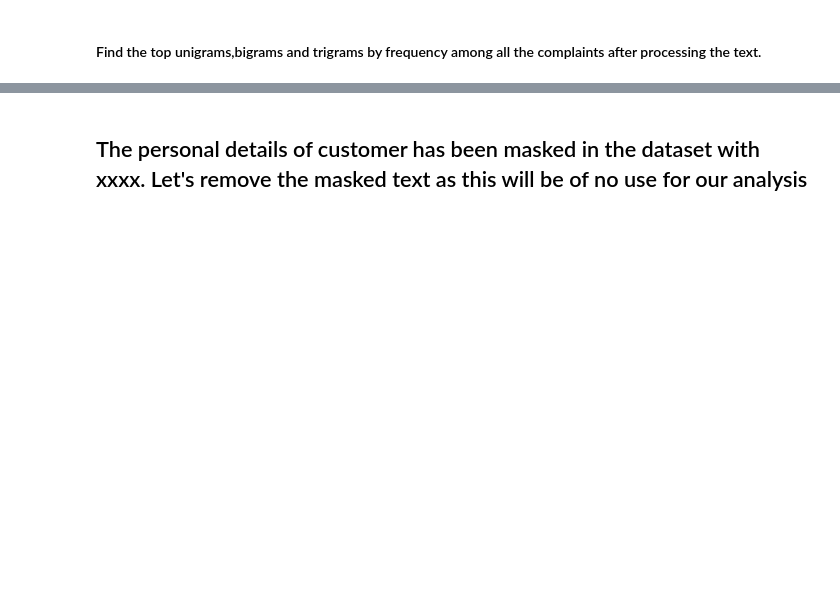
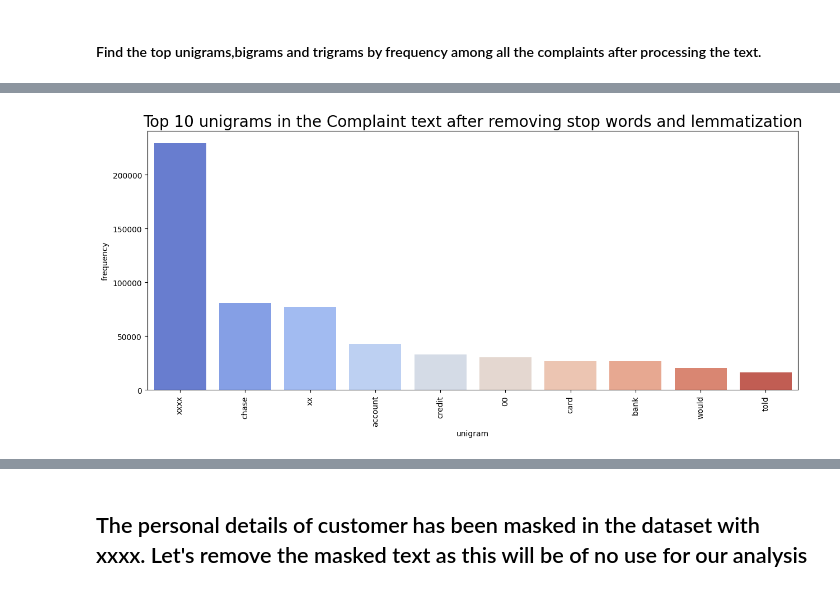
Before and after one commit to chitra-psg/nlp_ticket_classification, a Jupyter notebook: Automatic_Ticket_Classification_Assignment.ipynb, the cells around one changed output, grey strips where cells are left out. Saved outputs shown, nothing was run; the diff lists cells and outputs as text; code cells hidden in the pictures; blank space fills up the shorter version.

```diff
--- a/Automatic_Ticket_Classification_Assignment.ipynb
+++ b/Automatic_Ticket_Classification_Assignment.ipynb
@@ -136,2 +390,11 @@ df_clean['Complaint_clean'] = df_clean['complaint_POS_removed'].str.replace('-PR
 # %% [markdown]
 #### Find the top unigrams,bigrams and trigrams by frequency among all the complaints after processing the text.
+# %%
+def top_grams(grams):
+    c_vec = CountVectorizer(stop_words=stopwords.words('english'), ngram_range=(grams,grams))
+    grams = c_vec.fit_transform(df_clean['complaint_what_happened'])
+    count_values = grams.toarray().sum(axis=0)
+    vocab = c_vec.vocabulary_
+    df_ngram = pd.DataFrame(sorted([(count_values[i],k) for k,i in vocab.items()], reverse=True)
+            ).rename(columns={0: 'frequency', 1:'unigram'})
+    return df_ngram
@@ -138,2 +434,4 @@ df_clean['Complaint_clean'] = df_clean['complaint_POS_removed'].str.replace('-PR
 # %%
 #Write your code here to find the top 30 unigram frequency among the complaints in the cleaned datafram(df_clean).
+df_unigram = top_grams(1)
+df_unigram.head(30)
@@ -141,0 +456,3 @@ df_clean['Complaint_clean'] = df_clean['complaint_POS_removed'].str.replace('-PR
+# %%
+df_unigram_top10 = df_unigram.head(10)
+df_unigram_top10
@@ -142,2 +471,11 @@ df_clean['Complaint_clean'] = df_clean['complaint_POS_removed'].str.replace('-PR
+# %%
+#Print the top 10 words in the unigram frequency
+plt.figure(figsize=(15,6))
+sns.barplot(x='unigram', y='frequency', data=df_unigram_top10, palette="coolwarm")
+plt.xticks(rotation=90)
+plt.title("Top 10 unigrams in the Complaint text after removing stop words and lemmatization", fontsize=20)
+plt.show()
+# %% [output]
+[figure, added]
 # %%
 #Write your code here to find the top 30 bigram frequency among the complaints in the cleaned datafram(df_clean).
```
Also changed, not shown: parts of 36 cells of this notebook.
